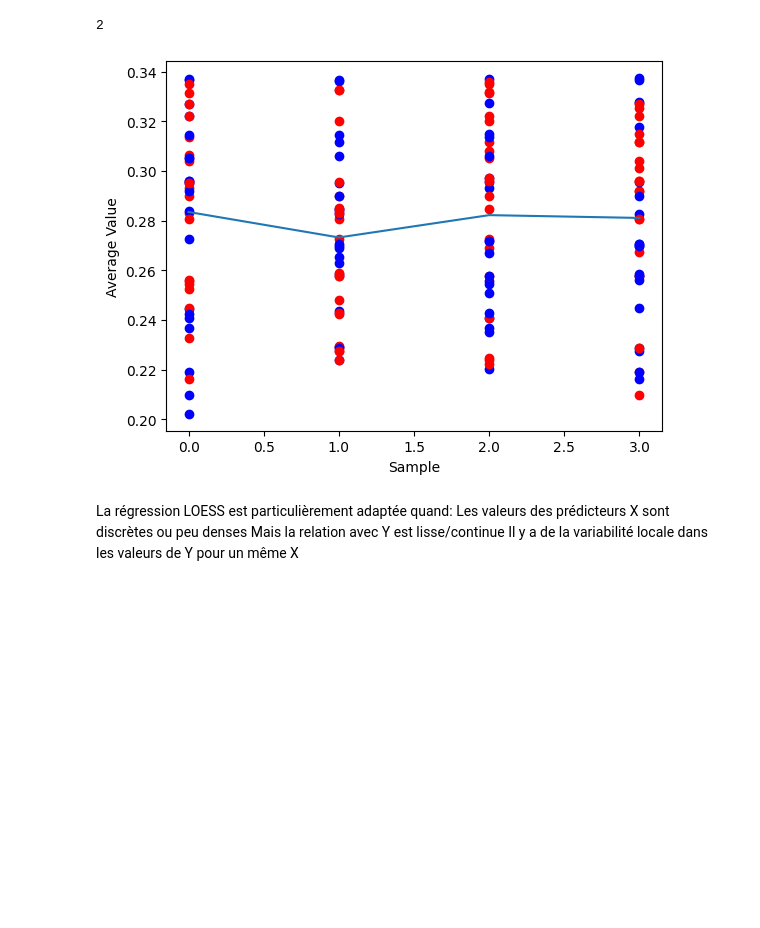
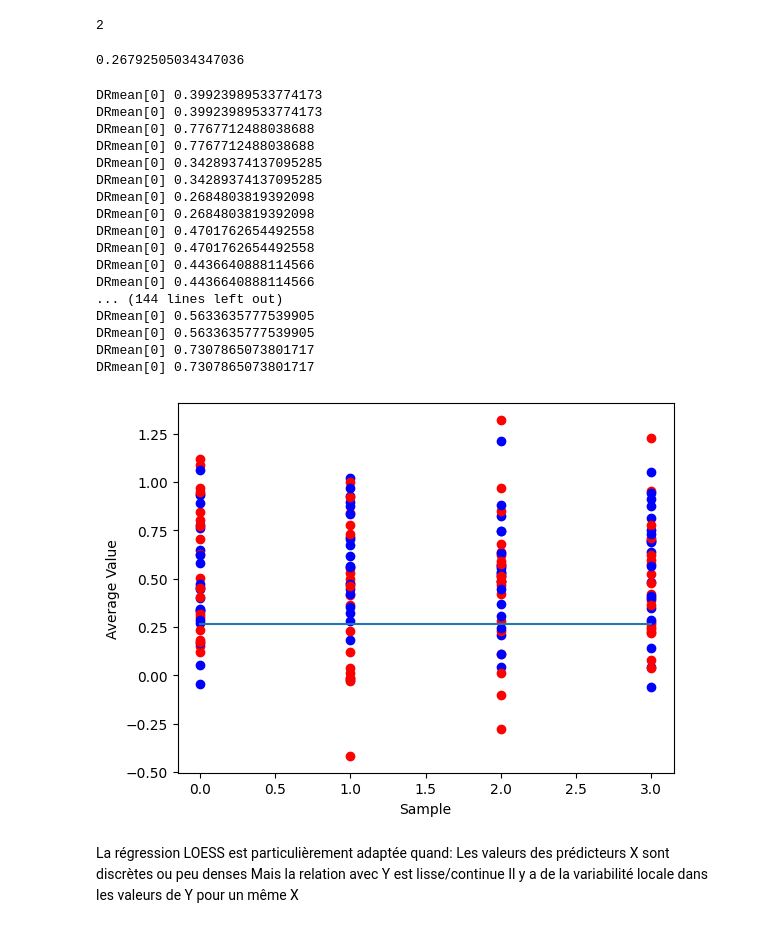
Before and after one commit to Suzie14/RLandPricing, a Jupyter notebook: notebooks/var_epsilon.ipynb, the cells around one changed output. Cells and saved outputs as stored; diff of their text form; code cells hidden in the pictures; blank space fills up the shorter version.

```diff
--- a/notebooks/var_epsilon.ipynb
+++ b/notebooks/var_epsilon.ipynb
@@ -252,7 +252,19 @@ array([0.20864308, 0.27844426, 0.31359405, 0.26545967, 0.33854712])
 len(old[0,0])
 # %% [output]
 2
+# %%
+aggregated_agents[0][0][-5:,0].mean()
+# %% [output]
+0.26792505034347036
 # %%
+prices = pr.PriceOptimizer()
+collusion_profit, collusion_prices = prices.CollusionPrice()
+nash_profit, nash_prices = prices.NashPrice()
+RN = nash_profit
+RC = collusion_profit
+
+Rmean = np.zeros((len(aggregated_agents), len(aggregated_agents[0]), len(aggregated_agents[0][0][0])))
+DRmean = np.zeros((len(aggregated_agents), len(aggregated_agents[0]), len(aggregated_agents[0][0][0])))
 # Parameters
 n_params = len(aggregated_agents)
 
@@ -265,41 +277,57 @@ for param_ind in range(n_params):
 
   # Extract data for this parameter
   data = aggregated_agents[param_ind]
 
   # Loop through each sample
   for sample_ind in range(data.shape[0]):
+    for j in range (2):
+      Rmean[param_ind][sample_ind][j] = aggregated_agents[param_ind][sample_ind][-5:,j].mean()
+      DRmean[param_ind][sample_ind][j] = (Rmean[param_ind][sample_ind][j] - RN)/(RC - RN)
+      print('DRmean[0]', DRmean[param_ind][sample_ind][0] )
 
-    # Take data from last iteration
-    last_iter = data[sample_ind][-5:]
-
-    # Calculate mean across players
-    mean = np.mean(last_iter, axis=1)
 
     # Plot the point
-    plt.scatter(param_ind, mean[0],
+    plt.scatter(param_ind, DRmean[param_ind][sample_ind][0],
                 color='b', marker='o', label='player1')
 
-    plt.scatter(param_ind, mean[1],
+    plt.scatter(param_ind, DRmean[param_ind][sample_ind][1],
                 color='r', marker='o', label='player2')
 
     X.append(param_ind)
     X.append(param_ind)
     Y.append(mean[0])
     Y.append(mean[1])
 
 
   # End of sample loop
 reg = lowess.lowess(Y, X)[:,1]
 plt.plot(X,reg)
 
 # Customize plot
 plt.xlabel('Sample')
 plt.ylabel('Average Value')
 
 
 plt.show()
 # %% [output]
+DRmean[0] 0.39923989533774173
+DRmean[0] 0.39923989533774173
+DRmean[0] 0.7767712488038688
+DRmean[0] 0.7767712488038688
+DRmean[0] 0.34289374137095285
+DRmean[0] 0.34289374137095285
+DRmean[0] 0.2684803819392098
+DRmean[0] 0.2684803819392098
+DRmean[0] 0.4701762654492558
+DRmean[0] 0.4701762654492558
+DRmean[0] 0.4436640888114566
+DRmean[0] 0.4436640888114566
+... (144 lines left out)
+DRmean[0] 0.5633635777539905
+DRmean[0] 0.5633635777539905
+DRmean[0] 0.7307865073801717
+DRmean[0] 0.7307865073801717
-[figure, old version]
+[figure, new version]
 # %% [markdown]
 La régression LOESS est particulièrement adaptée quand:
 Les valeurs des prédicteurs X sont discrètes ou peu denses
```
